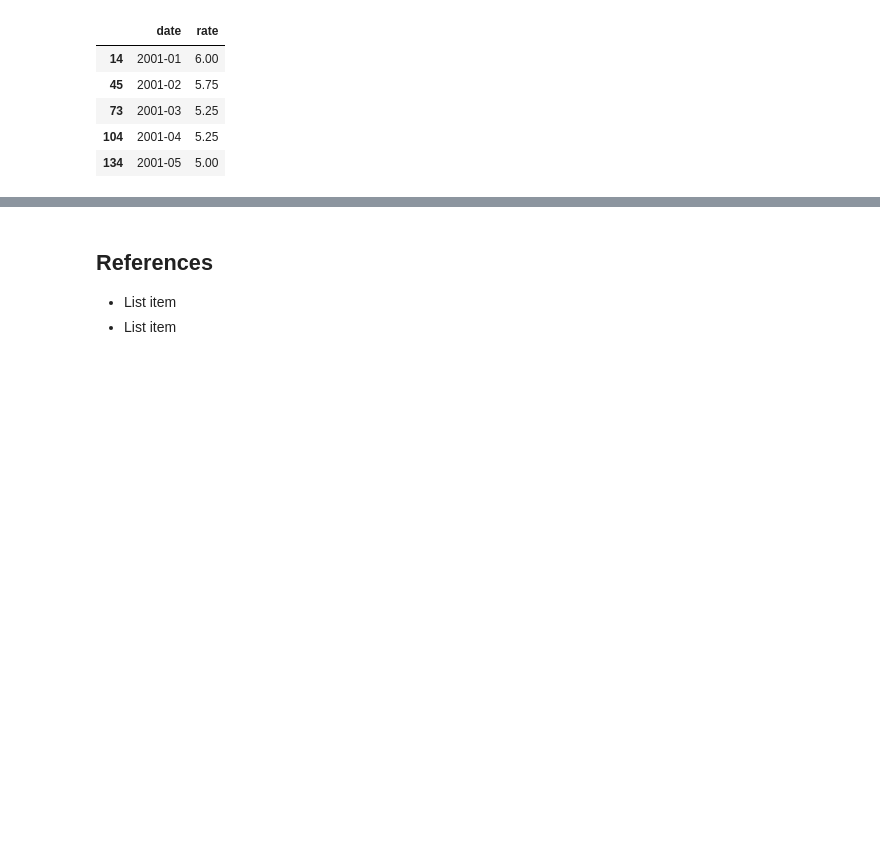
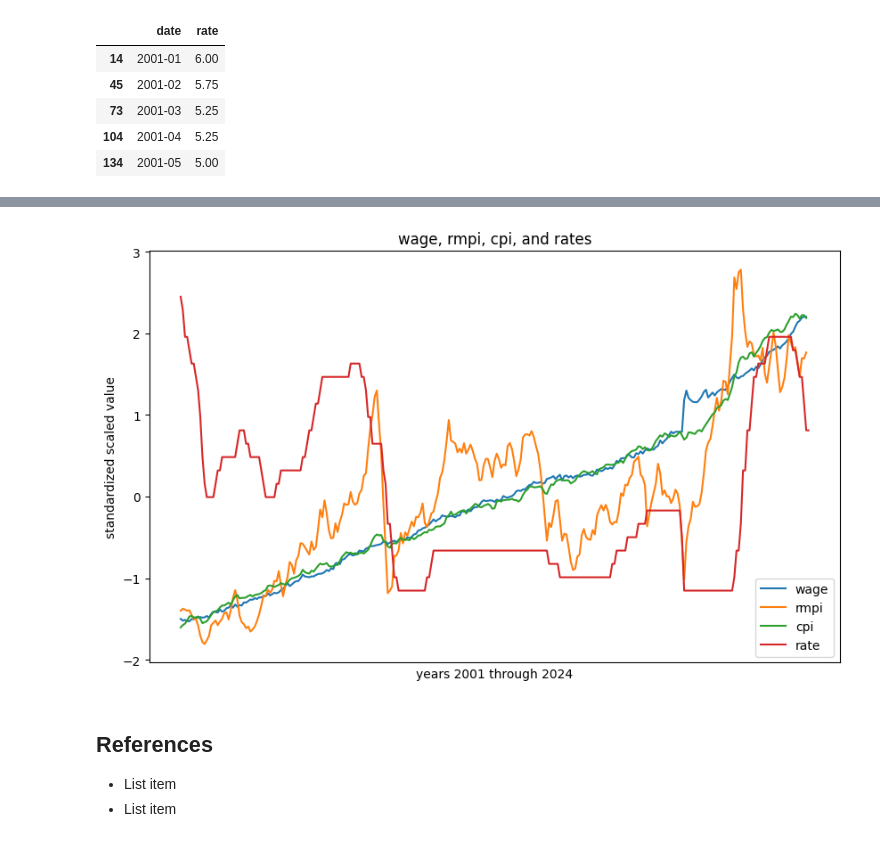
Before and after one commit to FeliciaBergstrom/FleaBusyBeeBergs, a Jupyter notebook: dtsa5506_final_project.ipynb, the cells around one changed output, grey strips where cells are left out. Cells and saved outputs as stored; diff of their text form; code cells hidden in the pictures; blank space fills up the shorter version.

```diff
--- a/dtsa5506_final_project.ipynb
+++ b/dtsa5506_final_project.ipynb
@@ -442,3 +434,20 @@ data.head()
+# %%
+plt.figure(figsize=(10, 6))
+
+for col in data_scaled.columns:
+   plt.plot(data_scaled.index,
+            data_scaled[col],
+            linestyle = '-',
+            label = col)
+
+plt.xlabel('years 2001 through 2024')
+plt.xticks([])
+plt.ylabel('standardized scaled value')
+plt.title('wage, rmpi, cpi, and rates')
+plt.legend()
+plt.show()
+# %% [output]
+[figure, added]
 # %% [markdown]
 ## References
 
```
Also changed, not shown: parts of 13 cells of this notebook.
